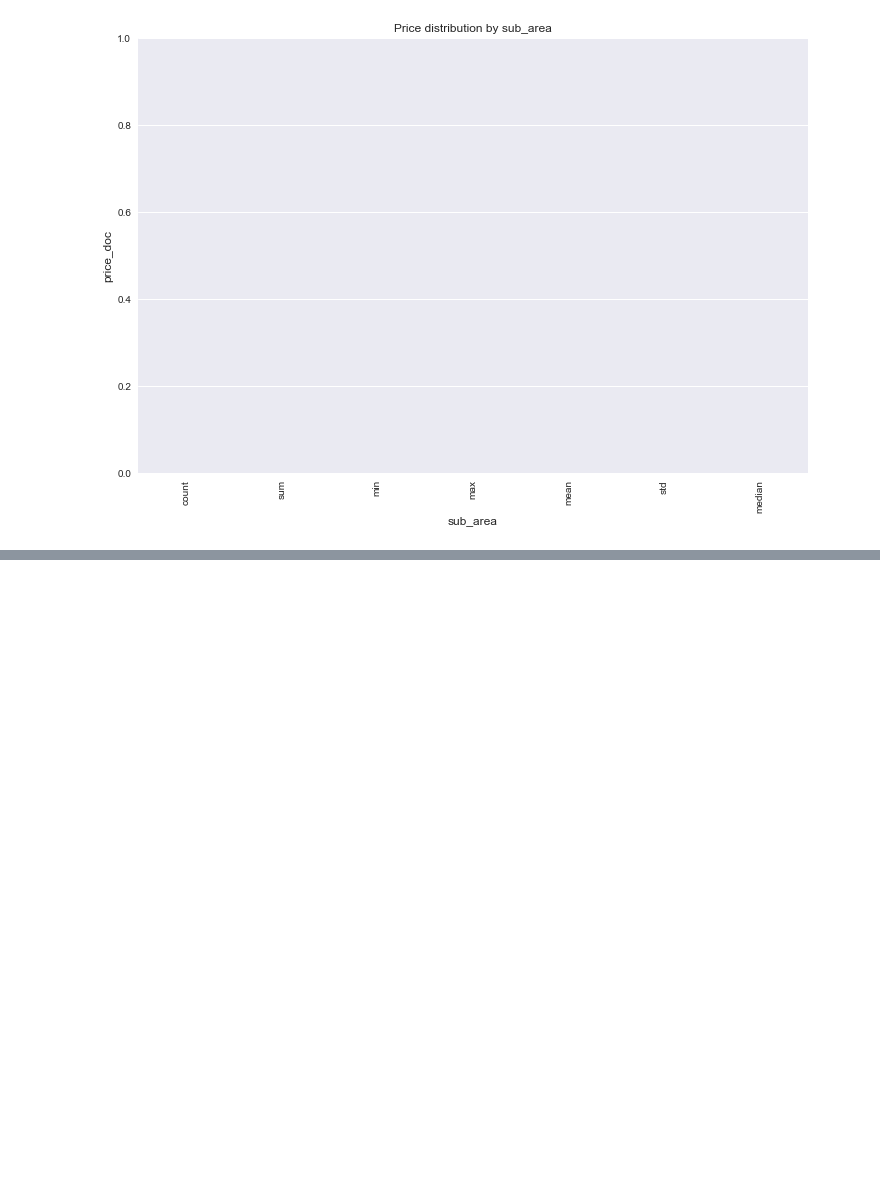
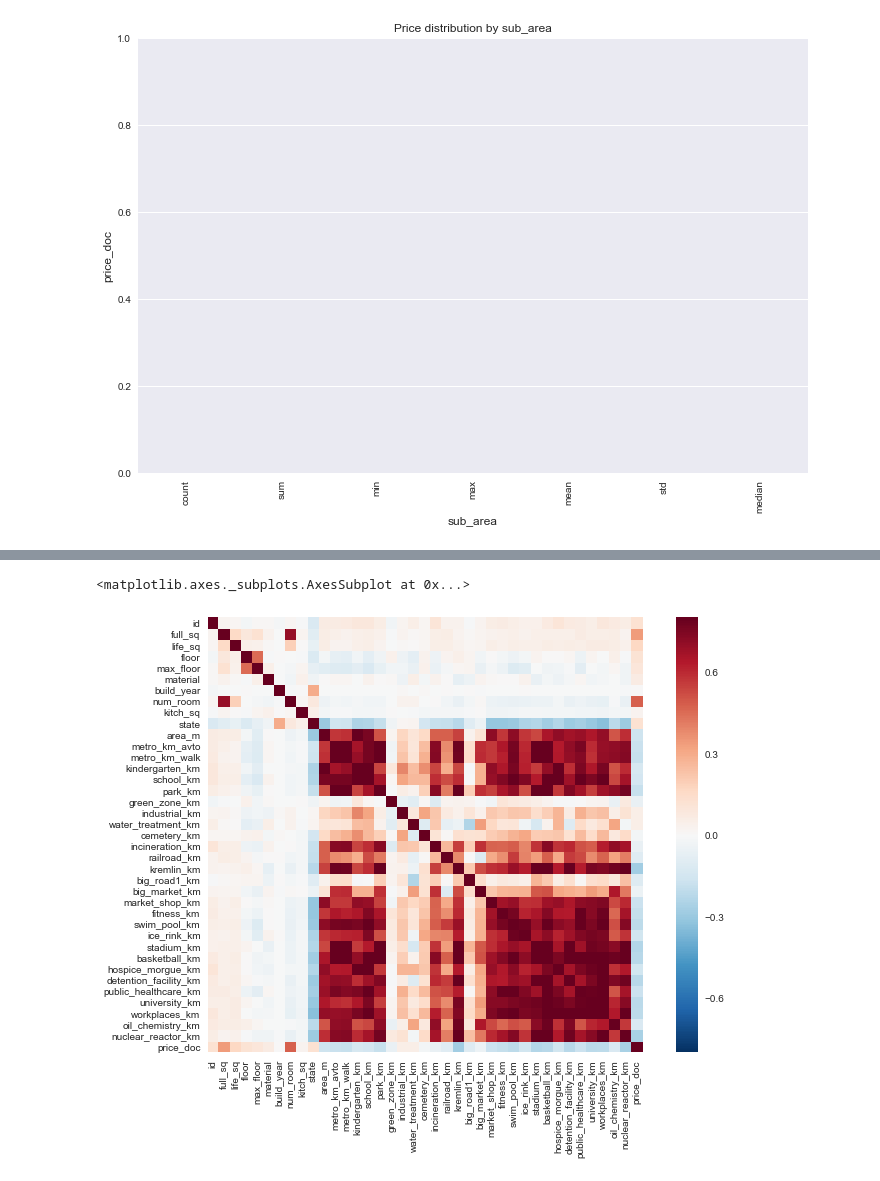
Before and after one commit to nycdatasci/bootcamp009_project, a Jupyter notebook: Project3-MachineLearning/romi_reza_sean_pradeep_andrew/Sberbank/training EDA.ipynb, the cells around one changed output, grey strips where cells are left out. Cells and saved outputs as stored; diff of their text form; code cells hidden in the pictures; blank space fills up the shorter version.

```diff
--- a/Project3-MachineLearning/romi_reza_sean_pradeep_andrew/Sberbank/training EDA.ipynb
+++ b/Project3-MachineLearning/romi_reza_sean_pradeep_andrew/Sberbank/training EDA.ipynb
@@ -669,0 +797,6 @@ plt.show()
+# %%
+plt.figure(figsize=(12,8))
+sns.heatmap(ntrain.corr(), vmax=.8, square=True)
+# %% [output]
+<matplotlib.axes._subplots.AxesSubplot at 0x...>
+[figure, added]
```
Also changed, not shown: parts of 13 cells of this notebook, 1 other file.
